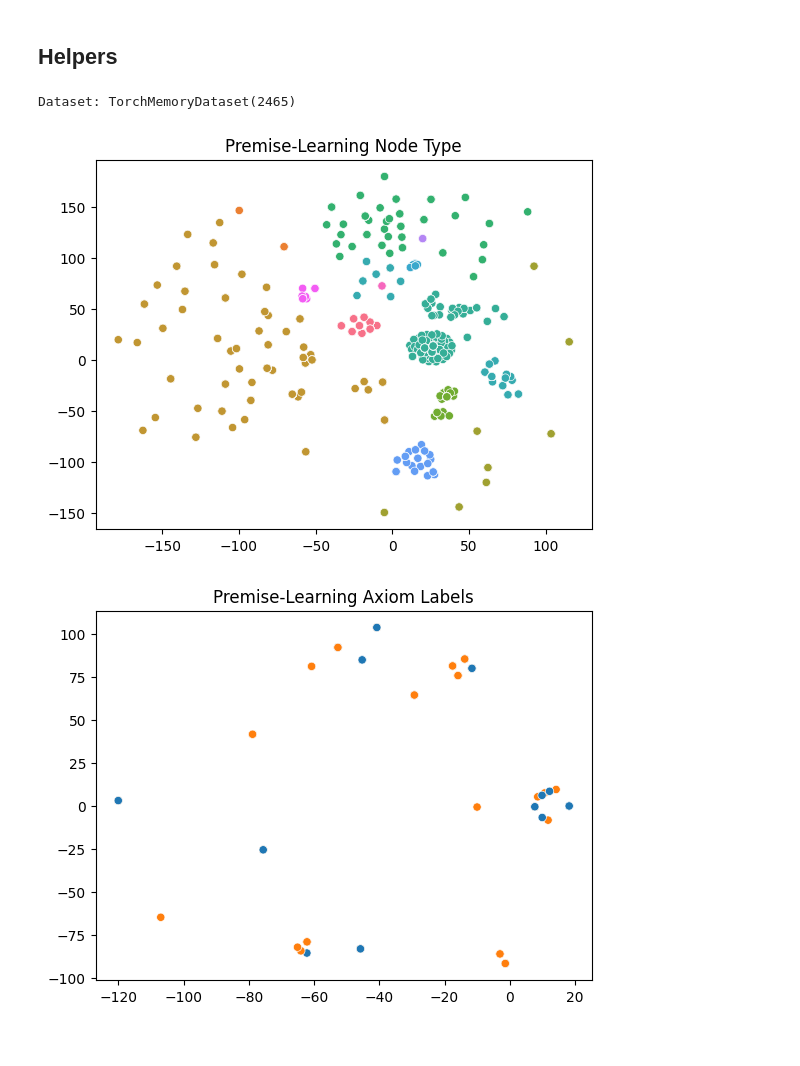
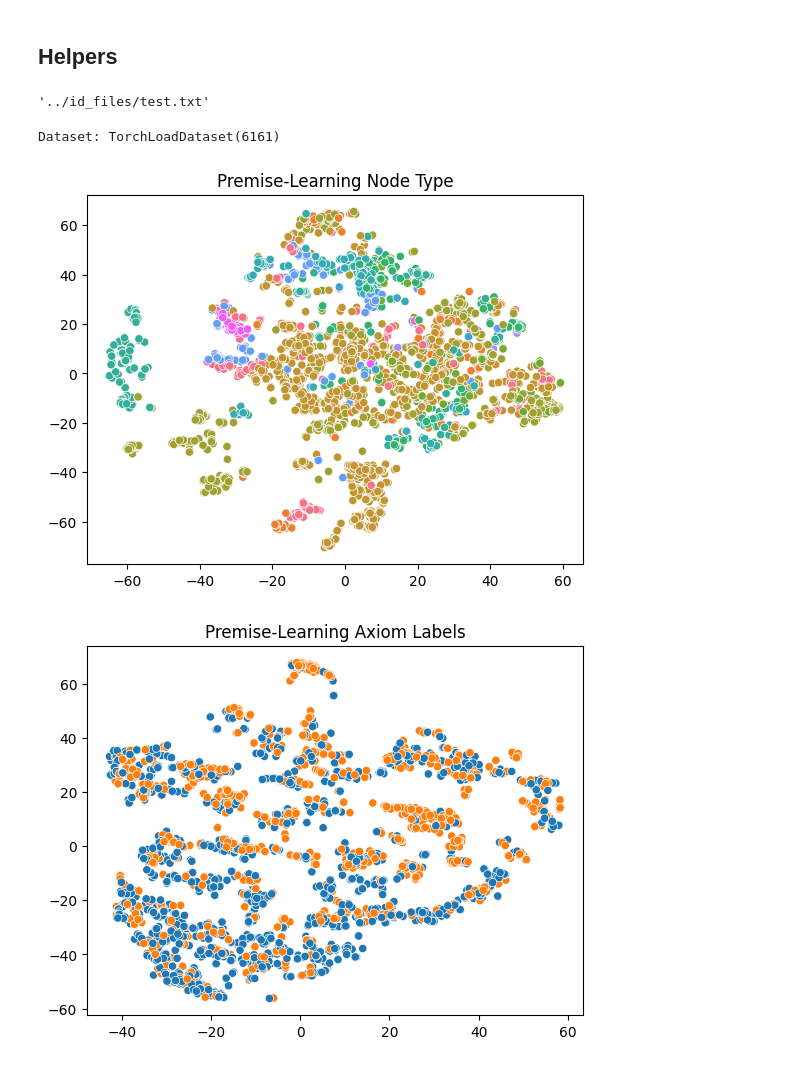
Before and after one commit to EdvardHolden/gnn-entailment-caption, a Jupyter notebook: notebooks/Experiment 3 Plot.ipynb, the cells around one changed output. Drawn from its saved outputs; the diff is of its cells as text; code cells hidden in the pictures.

```diff
--- a/notebooks/Experiment 3 Plot.ipynb
+++ b/notebooks/Experiment 3 Plot.ipynb
@@ -19,14 +20,22 @@ import seaborn as sns
 # %%
 from transfer_learning import get_node_embeddings, get_premise_embeddings, load_model
 # %%
-#IDS = 'id_train/test.txt'
-IDS = '../' + 'id_files/validation.txt'
+IDS = '../' + 'id_files/test.txt'
+#IDS = '../' + 'id_files/train.txt'
+
+#IDS = '../' + 'id_files/validation.txt'
+
+#MAX_PLOT_POINTS = 2500
+#MAX_PLOT_POINTS = 500
 MAX_PLOT_POINTS = 2500
 # %%
 dataset_params = {}
 # %%
-PREMISE_MODEL_DIR = '../' + 'experiments/thesis/graph_depth/premise/num_convolutional_layers_1/'
-SIMILARITY_MODEL_DIR = '../' + 'experiments/thesis/graph_depth/similarity/num_convolutional_layers_1/'
+#PREMISE_MODEL_DIR = '../' + 'experiments/thesis/graph_depth/premise/num_convolutional_layers_1/'
+PREMISE_MODEL_DIR = '../' +  'experiments/thesis/graph_depth/premise/num_convolutional_layers_7_remove_argument_node_True'
+
+#SIMILARITY_MODEL_DIR = '../' + 'experiments/thesis/graph_depth/similarity/num_convolutional_layers_1/'
+SIMILARITY_MODEL_DIR = '../' + 'experiments/thesis/graph_depth/similarity/num_convolutional_layers_7_remove_argument_node_True'
 # %%
 configs = [('Premise-Learning ', LearningTask.PREMISE, PREMISE_MODEL_DIR),
            ('Similarity-Learning ', LearningTask.SIMILARITY, SIMILARITY_MODEL_DIR)]
@@ -82,18 +99,24 @@ def plot_embedding(model, dataset, title_prefix):
         assert len(embs) == len(groups)
 
         plot(embs, groups, title_prefix)
+# %%
+IDS
+# %% [output]
+'../id_files/test.txt'
+# %%
+# Can keep same dataset for both (if transforms are the same)
+dataset = get_data_loader(IDS, BenchmarkType.DEEPMATH, task=LearningTask.PREMISE, batch_size=1, shuffle=False, in_memory=False, **dataset_params)
+# %% [output]
+Dataset: TorchLoadDataset(6161)
 # %%
-# Can keep same dataset for both (if transforms are the same)
-dataset = get_data_loader(IDS, BenchmarkType.DEEPMATH, task=LearningTask.PREMISE, batch_size=4, shuffle=False, in_memory=True, **dataset_params)
 
 for pre_title, task, model_path in configs:
 
     # Load model
     model = load_model(model_path, task)
 
     # Embed problems and plot
     plot_embedding(model, dataset, title_prefix=pre_title)
 # %% [output]
-Dataset: TorchMemoryDataset(2465)
-[figure, old version]
+[figure, new version]
-[figure, old version]
+[figure, new version]
```
Also changed, not shown: parts of 6 cells of this notebook, 7 other files.
